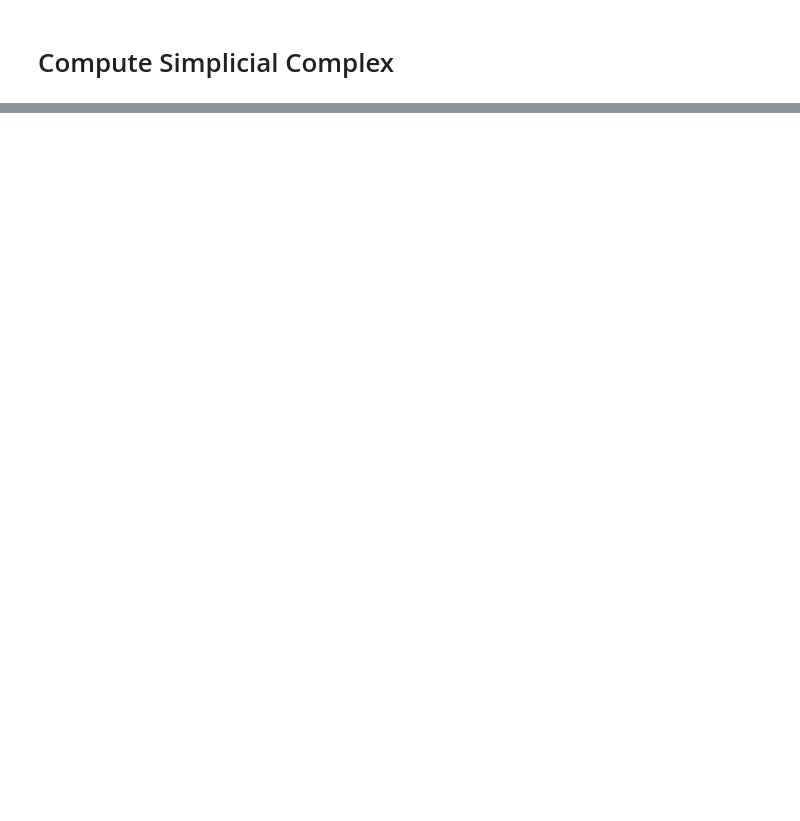
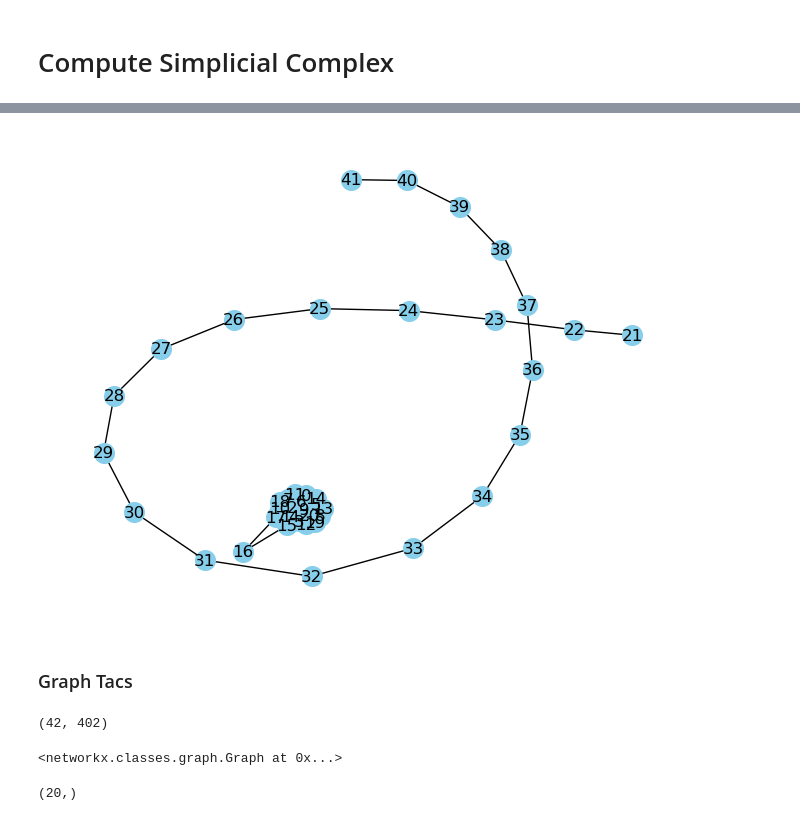
Before and after one commit to xiongshujun/GDA-proj, a Jupyter notebook: LoadingRamirezData.ipynb, the cells around one changed output, grey strips where cells are left out. Cells and saved outputs as stored; diff of their text form; code cells hidden in the pictures; blank space fills up the shorter version.

```diff
--- a/LoadingRamirezData.ipynb
+++ b/LoadingRamirezData.ipynb
@@ -342,0 +376,6 @@ Initially, 466 edges
+# %%
+X.draw()
+# %% [output]
+[figure, added]
+# %% [markdown]
+### Graph Tacs
@@ -342,0 +388,13 @@ Initially, 466 edges
+# %%
+len(vertices), len(edges)
+# %% [output]
+(42, 402)
+# %%
+graph = nx.Graph()
+graph
+# %% [output]
+<networkx.classes.graph.Graph at 0x...>
+# %%
+graph.nodes[10]['vector'].shape
+# %% [output]
+(20,)
```
Also changed, not shown: parts of 44 cells of this notebook, 2 other files.
